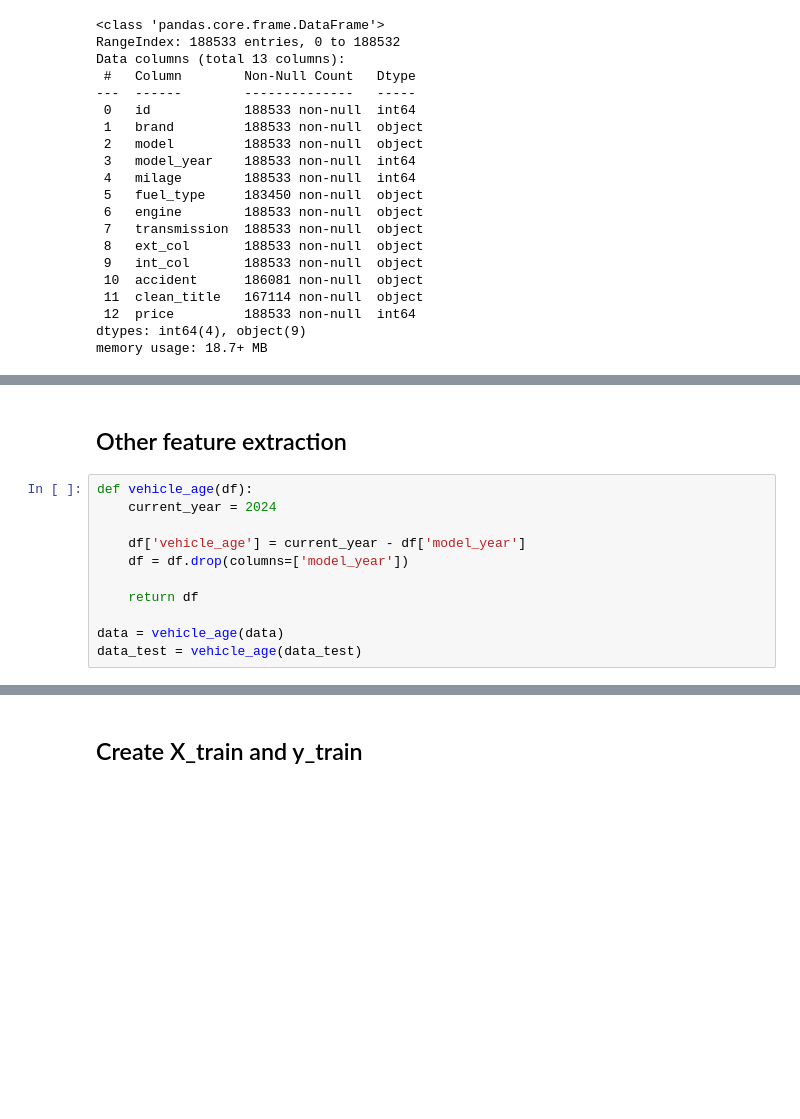
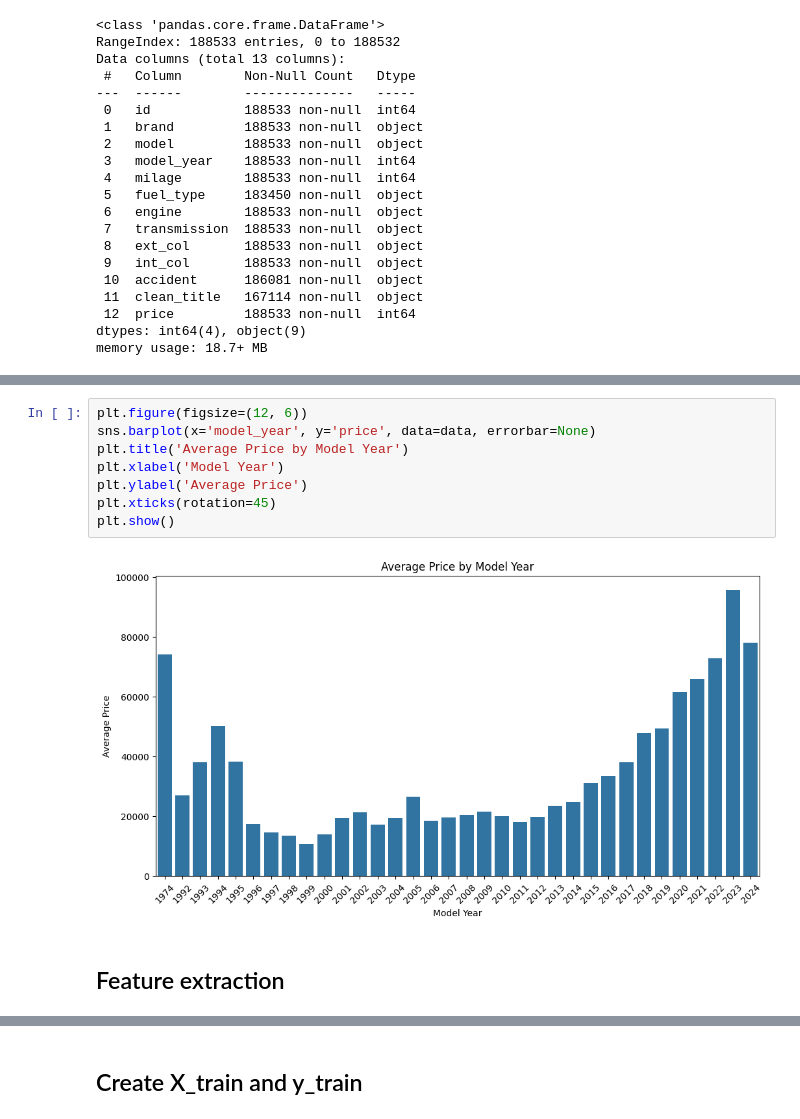
Before and after one commit to tancredibosi/bosi-Regression_Used_Cars_Price, a Jupyter notebook: bosi_car_prices.ipynb, the cells around one changed output, grey strips where cells are left out. Cells and saved outputs as stored; diff of their text form; blank space fills up the shorter version.

```diff
--- a/bosi_car_prices.ipynb
+++ b/bosi_car_prices.ipynb
@@ -160,14 +121,13 @@ data.head()
+# %%
+plt.figure(figsize=(12, 6))
+sns.barplot(x='model_year', y='price', data=data, errorbar=None)
+plt.title('Average Price by Model Year')
+plt.xlabel('Model Year')
+plt.ylabel('Average Price')
+plt.xticks(rotation=45)
+plt.show()
+# %% [output]
+[figure, added]
 # %% [markdown]
-## Other feature extraction
+## Feature extraction
-# %%
-def vehicle_age(df):
-    current_year = 2024
-
-    df['vehicle_age'] = current_year - df['model_year']
-    df = df.drop(columns=['model_year'])
-
-    return df
-
-data = vehicle_age(data)
-data_test = vehicle_age(data_test)
 # %%
```
Also changed, not shown: parts of 40 cells of this notebook.
